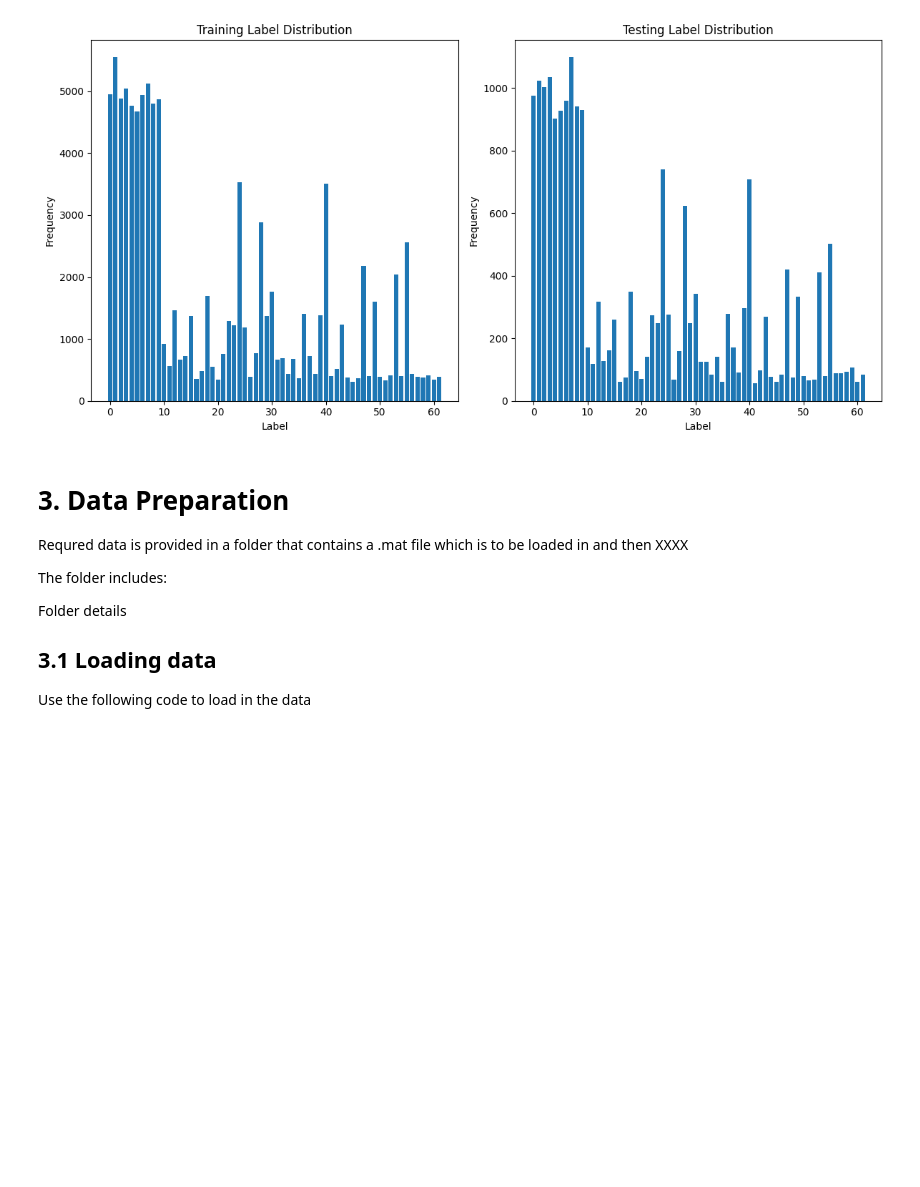
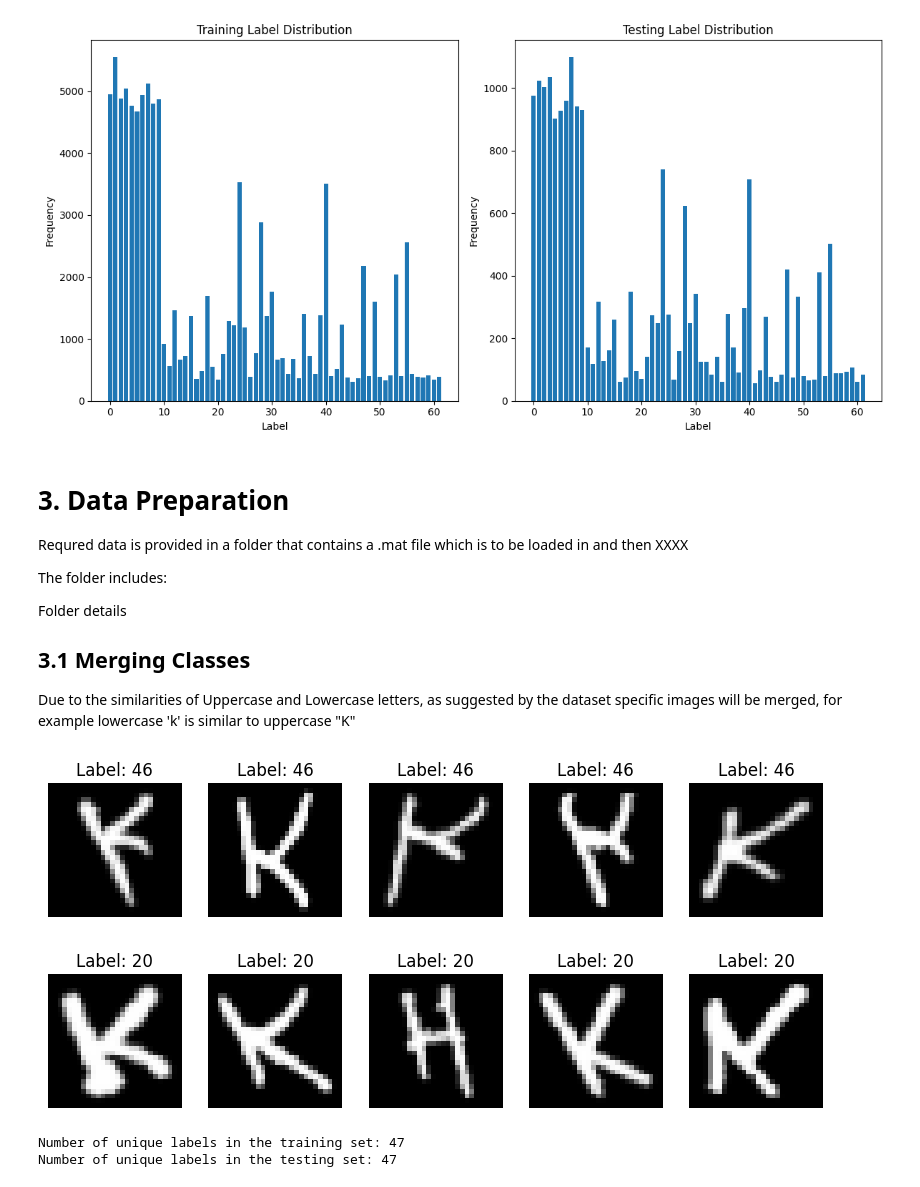
Before and after one commit to 0-2-H/COMP4318_ASSN2, a Jupyter notebook: Assignment_2.ipynb, the cells around one changed output. Saved outputs shown, nothing was run; the diff lists cells and outputs as text; code cells hidden in the pictures; blank space fills up the shorter version.

```diff
--- a/Assignment_2.ipynb
+++ b/Assignment_2.ipynb
@@ -94,7 +106,73 @@ The folder includes:
 Folder details
 
 
-## 3.1 Loading data
+## 3.1 Merging Classes
 
-Use the following code to load in the data
+Due to the similarities of Uppercase and Lowercase letters, as suggested by the dataset specific images will be merged, for example lowercase 'k' is similar to uppercase "K"
+# %%
+def display_images_by_label(images, labels, target_label, num_samples=5):
+    # Find the indices of images with the target label
+    indices = np.where(labels == target_label)[0]
+
+    # Display a few images with the specified label
+    if len(indices) == 0:
+        print(f"No images found for label {target_label}")
+        return
+
+    # Limit to the specified number of samples
+    indices = indices[:num_samples]
+
+    plt.figure(figsize=(10, 2))
+    for i, idx in enumerate(indices):
+        plt.subplot(1, num_samples, i + 1)
+        rotated_image = np.rot90(images[idx].reshape(28, 28), k=1)
+
+        # Display the rotated image
+        plt.imshow(rotated_image, cmap='gray')
+        plt.title(f"Label: {labels[idx]}")
+        plt.axis('off')
+    plt.show()
+
+# Example usage:
+# For example, 38 is 'c' and 12 is 'C' in the original EMNIST ByClass labels.
+display_images_by_label(train_images, train_labels, target_label=46, num_samples=5)  # Display lowercase 'c'
+display_images_by_label(train_images, train_labels, target_label=20, num_samples=5)  # Display uppercase 'C'
+# %% [output]
+[figure, added]
+[figure, added]
+# %%
+merge_dictionary = {
+        38: 12,  # 'c' -> 'C'
+        44: 18,  # 'i' -> 'I'
+        45: 19,  # 'j' -> 'J'
+        46: 20,  # 'k' -> 'K'
+        47: 21,  # 'l' -> 'L'
+        48: 22,  # 'm' -> 'M'
+        50: 24,  # 'o' -> 'O'
+        51: 25,  # 'p' -> 'P'
+        54: 28,  # 's' -> 'S'
+        56: 30,  # 'u' -> 'U'
+        57: 31,  # 'v' -> 'V'
+        58: 32,  # 'w' -> 'W'
+        59: 33,  # 'x' -> 'X'
+        60: 34,  # 'y' -> 'Y'
+        61: 35   # 'z' -> 'Z'
+    }
+
+def merge_labels(labels, merge_dictionary):
+    merged_labels = np.copy(labels)
+    for old_label, new_label in merge_dictionary.items():
+        merged_labels[labels == old_label] = new_label
+    return merged_labels
+
+#Step 0
+# Merge the labels
+train_labels = merge_labels(train_labels, merge_dictionary)
+test_labels = merge_labels(test_labels, merge_dictionary)
+#Print Number of unique labels
+print("Number of unique labels in the training set:", len(np.unique(train_labels)))
+print("Number of unique labels in the testing set:", len(np.unique(test_labels)))
+# %% [output]
+Number of unique labels in the training set: 47
+Number of unique labels in the testing set: 47
 # %%
```
Also changed, not shown: parts of 10 cells of this notebook.
